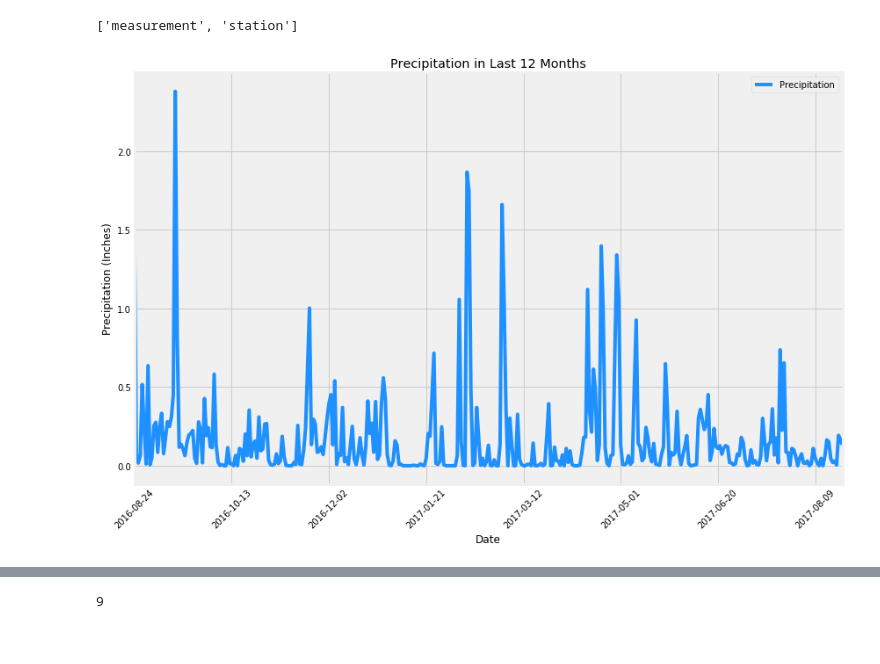
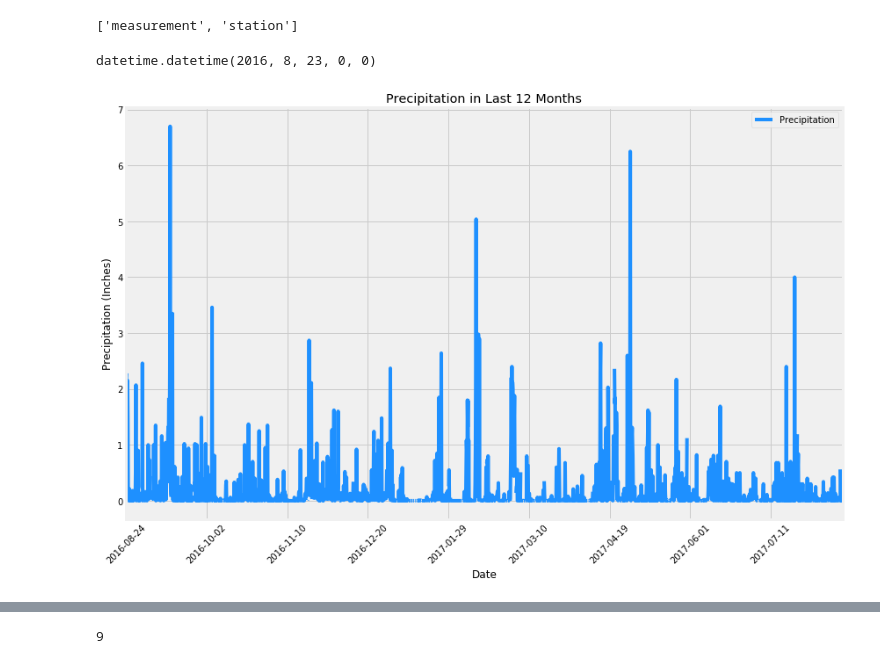
Before and after one commit to jackharv7/Hawaii-Weather-SQLAlchemy, a Jupyter notebook: SQLAlchemy/climate.ipynb, the cells around one changed output, grey strips where cells are left out. Saved outputs shown, nothing was run; the diff lists cells and outputs as text; code cells hidden in the pictures.

```diff
--- a/SQLAlchemy/climate.ipynb
+++ b/SQLAlchemy/climate.ipynb
@@ -42,27 +42,29 @@ inspector = inspect(engine)
 latest_date = session.query(Measurement.date).order_by(Measurement.date.desc()).first().date
 
 last_twelve_months = dt.datetime.strptime(latest_date, '%Y-%m-%d') - dt.timedelta(days=365)
+last_twelve_months
+# %% [output]
+datetime.datetime(2016, 8, 23, 0, 0)
 # %%
 #Design a query to retrieve the last 12 months of precipitation data and plot the results
-Weather = session.query(Measurement.date, func.avg(Measurement.prcp)).filter(Measurement.date >= last_twelve_months).\
-group_by(Measurement.date).all()
+Weather = session.query(Measurement.date, Measurement.prcp).filter(Measurement.date >= last_twelve_months).filter(Measurement.date <= latest_date).order_by(Measurement.date).all()
 #Calculate the date 1 year ago from the last data point in the database
 # Perform a query to retrieve the data and precipitation scores
 precip = pd.DataFrame(Weather, columns=['Date','Precipitation'])
 
 #Save the query results as a Pandas DataFrame and set the index to the date
 #Sort the dataframe by date
 precip.set_index('Date', inplace=True)
 
 #Use Pandas Plotting with Matplotlib to plot the data
 precip.plot(figsize=(12, 8), x_compat=True, color='dodgerblue')
 
 plt.title("Precipitation in Last 12 Months")
 plt.ylabel("Precipitation (Inches)")
 plt.xlabel("Date")
 plt.xticks(rotation='45')
 plt.tight_layout()
 plt.savefig("./Images/Precipitation.png")
 plt.show()
 # %% [output]
-[figure, old version]
+[figure, new version]
```
Also changed, not shown: parts of 5 cells of this notebook, 4 other files.
